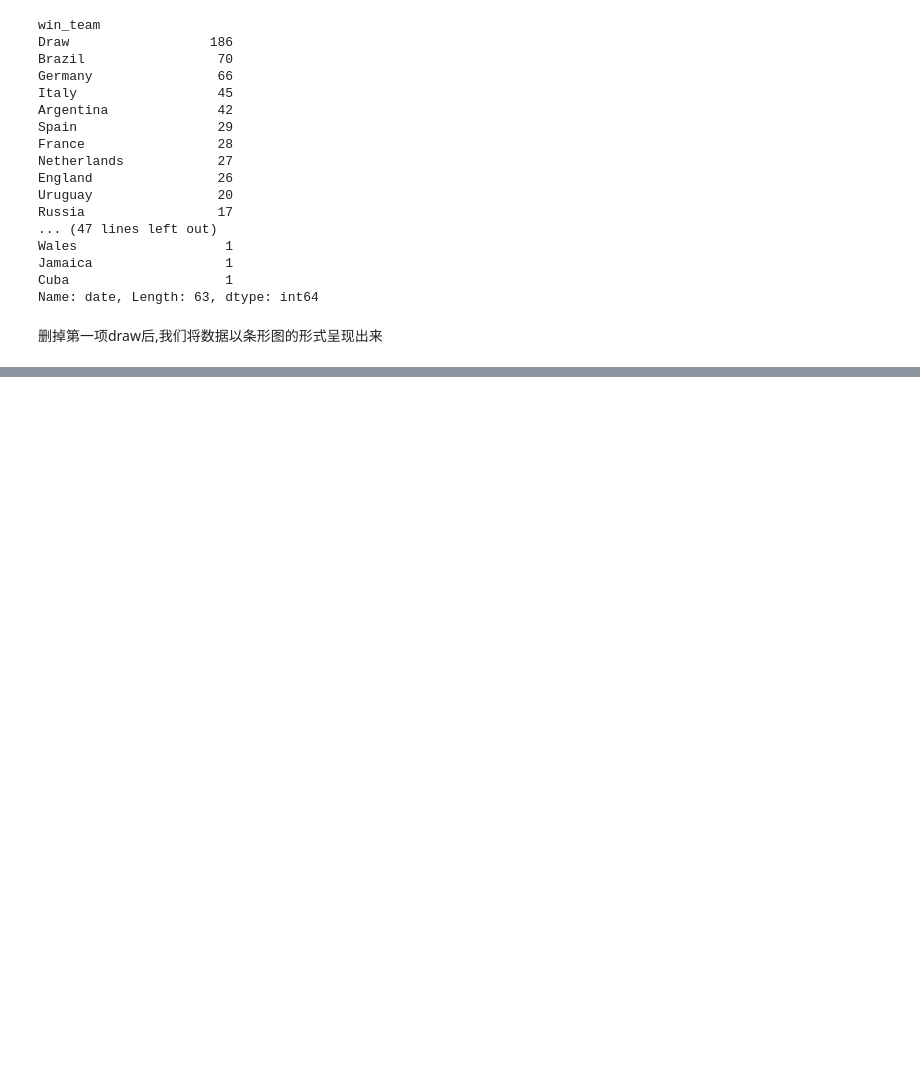
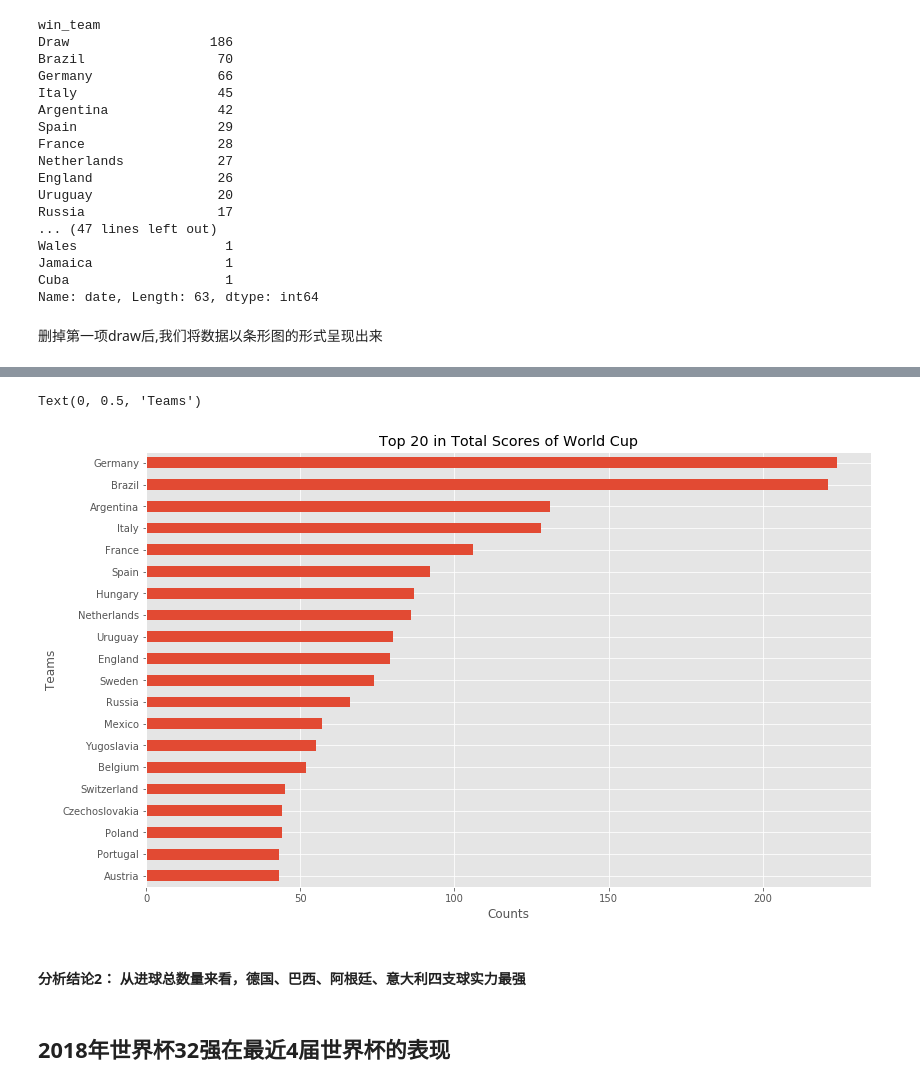
Before and after one commit to chriswong94/python-projects, a Jupyter notebook: 世界杯热门队伍解析/analysis.ipynb, the cells around one changed output, grey strips where cells are left out. Saved outputs shown, nothing was run; the diff lists cells and outputs as text; code cells hidden in the pictures; blank space fills up the shorter version.

```diff
--- a/世界杯热门队伍解析/analysis.ipynb
+++ b/世界杯热门队伍解析/analysis.ipynb
@@ -167,0 +176,8 @@ data.plot(kind='bar', figsize=(10,6), title='Top 20 Winners of World Cup',color=
+# %%
+df_score_away = df_FIFA[['away_team', 'away_score']]
+column_update = ['team', 'score']
+df_score_away.columns = column_update
+# %%
+df_score_total= df_score_home.append(df_score_away)
+# %%
+df_score = df_score_total.groupby('team')['score'].sum().sort_values(ascending=False)
@@ -167,0 +204,13 @@ data.plot(kind='bar', figsize=(10,6), title='Top 20 Winners of World Cup',color=
+# %%
+data = df_score[0:20][::-1]
+# %%
+data.plot(kind='barh', figsize=(13,8), title='Top 20 in Total Scores of World Cup')
+plt.xlabel('Counts')
+plt.ylabel('Teams')
+# %% [output]
+Text(0, 0.5, 'Teams')
+[figure, added]
+# %% [markdown]
+#### 分析结论2： 从进球总数量来看，德国、巴西、阿根廷、意大利四支球实力最强
+# %% [markdown]
+## 2018年世界杯32强在最近4届世界杯的表现
```
Also changed, not shown: parts of 18 cells of this notebook.
